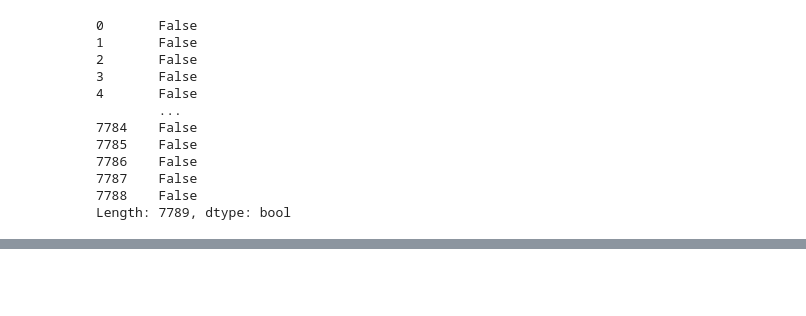
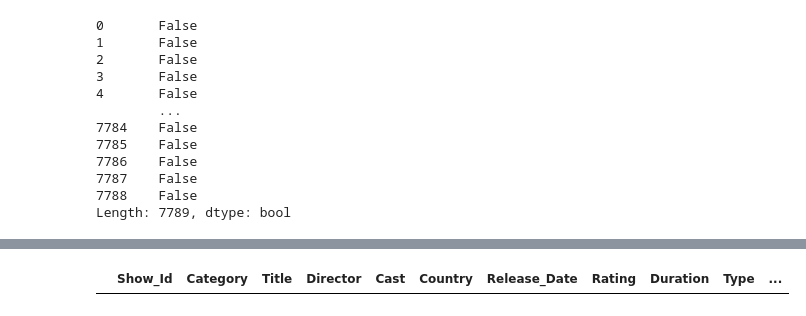
Before and after one commit to Mmddzz3/Netflix-Data-Analytics-Project, a Jupyter notebook: Netflix Analytics Project.ipynb, the cells around one changed output, grey strips where cells are left out. Saved outputs shown, nothing was run; the diff lists cells and outputs as text; code cells hidden in the pictures; blank space fills up the shorter version.

```diff
--- a/Netflix Analytics Project.ipynb
+++ b/Netflix Analytics Project.ipynb
@@ -110,0 +127,6 @@ data[data.duplicated()]
+# %%
+data.drop_duplicates(inplace= True)
+# %%
+data[data.duplicated()]
+# %% [output]
+|  | Show_Id | Category | Title | Director | Cast | Country | Release_Date | Rating | Duration | Type | ... |
```
Also changed, not shown: parts of 1 cell of this notebook.
